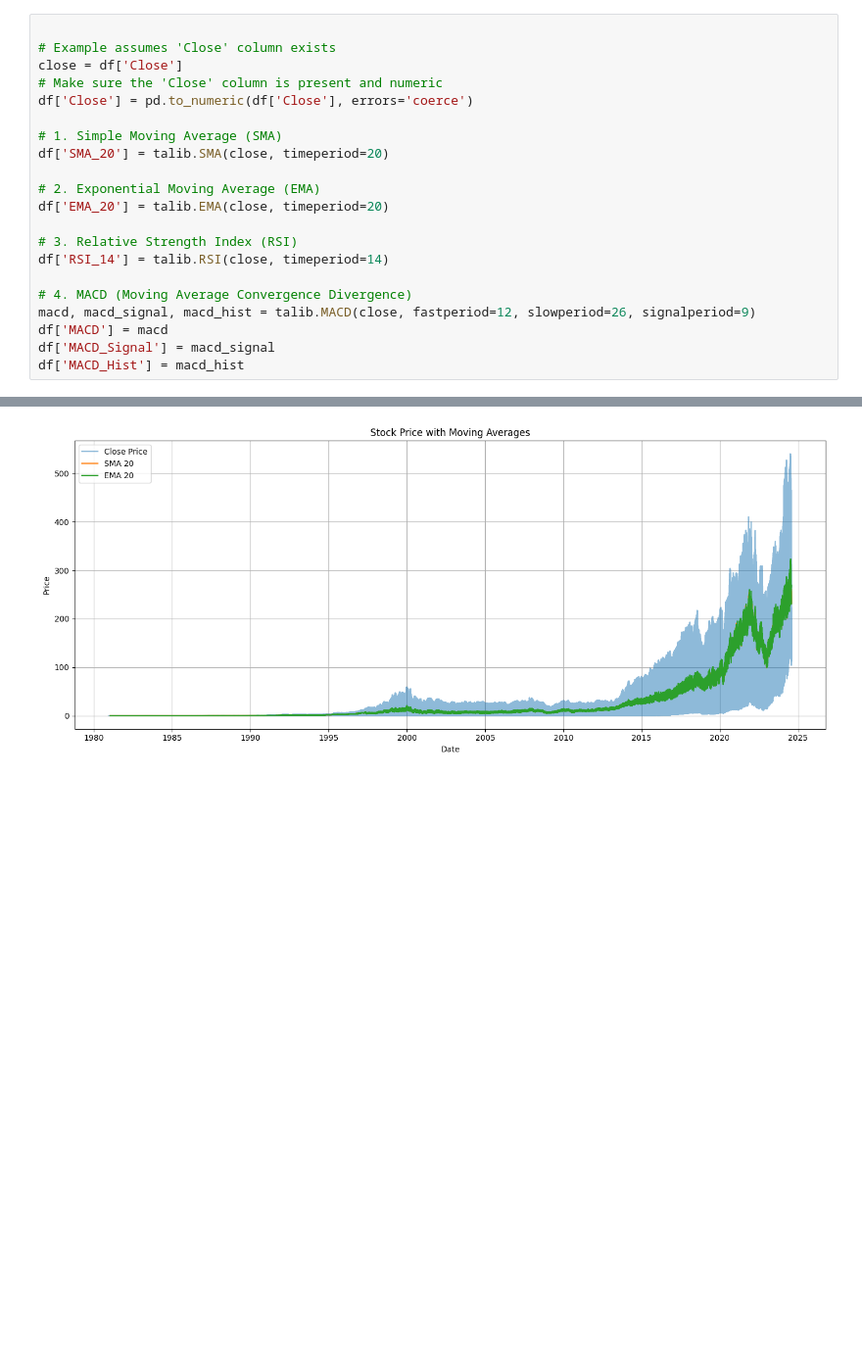
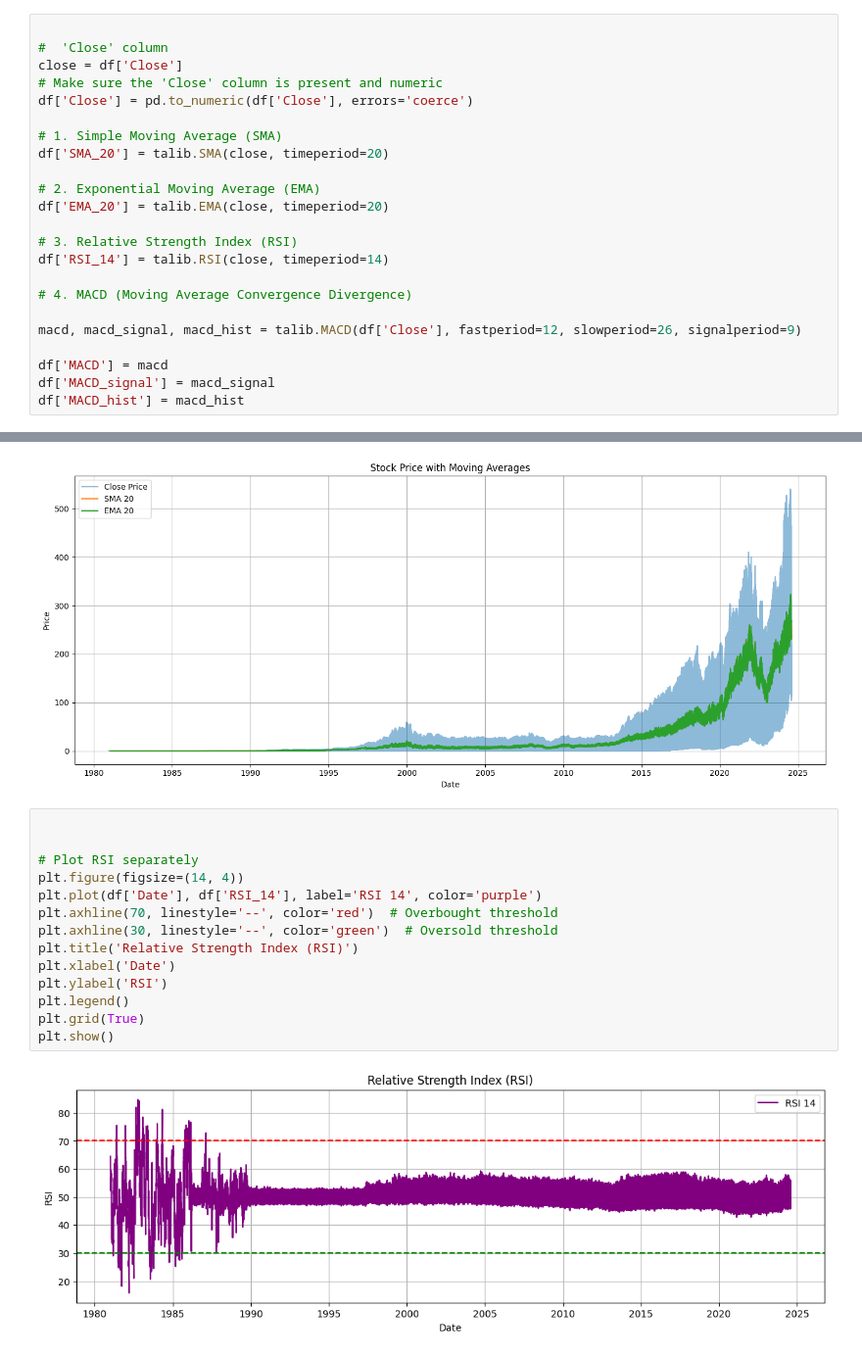
Before and after one commit to mihiretgashaw/sentiment-analysis, a Jupyter notebook: nootbooks/pynance.ipynb, the cells around one changed output, grey strips where cells are left out. Shown: that part at 98% size. Cells and saved outputs as stored; diff of their text form; blank space fills up the shorter version.

```diff
--- a/nootbooks/pynance.ipynb
+++ b/nootbooks/pynance.ipynb
@@ -40,7 +40,7 @@ print(df.head())
 4        0.0           0.0
 # %%
 
-# Example assumes 'Close' column exists
+#  'Close' column
 close = df['Close']
 # Make sure the 'Close' column is present and numeric
 df['Close'] = pd.to_numeric(df['Close'], errors='coerce')
@@ -55,10 +55,12 @@ df['EMA_20'] = talib.EMA(close, timeperiod=20)
 df['RSI_14'] = talib.RSI(close, timeperiod=14)
 
 # 4. MACD (Moving Average Convergence Divergence)
-macd, macd_signal, macd_hist = talib.MACD(close, fastperiod=12, slowperiod=26, signalperiod=9)
+
+macd, macd_signal, macd_hist = talib.MACD(df['Close'], fastperiod=12, slowperiod=26, signalperiod=9)
+
 df['MACD'] = macd
-df['MACD_Signal'] = macd_signal
-df['MACD_Hist'] = macd_hist
+df['MACD_signal'] = macd_signal
+df['MACD_hist'] = macd_hist
 # %%
 
 # Plot Close + SMA + EMA
@@ -75,3 +77,19 @@ plt.tight_layout()
 plt.show()
 # %% [output]
 [figure]
+# %%
+
+
+# Plot RSI separately
+plt.figure(figsize=(14, 4))
+plt.plot(df['Date'], df['RSI_14'], label='RSI 14', color='purple')
+plt.axhline(70, linestyle='--', color='red')  # Overbought threshold
+plt.axhline(30, linestyle='--', color='green')  # Oversold threshold
+plt.title('Relative Strength Index (RSI)')
+plt.xlabel('Date')
+plt.ylabel('RSI')
+plt.legend()
+plt.grid(True)
+plt.show()
+# %% [output]
+[figure, added]
```
Also changed, not shown: parts of 2 cells of this notebook.
